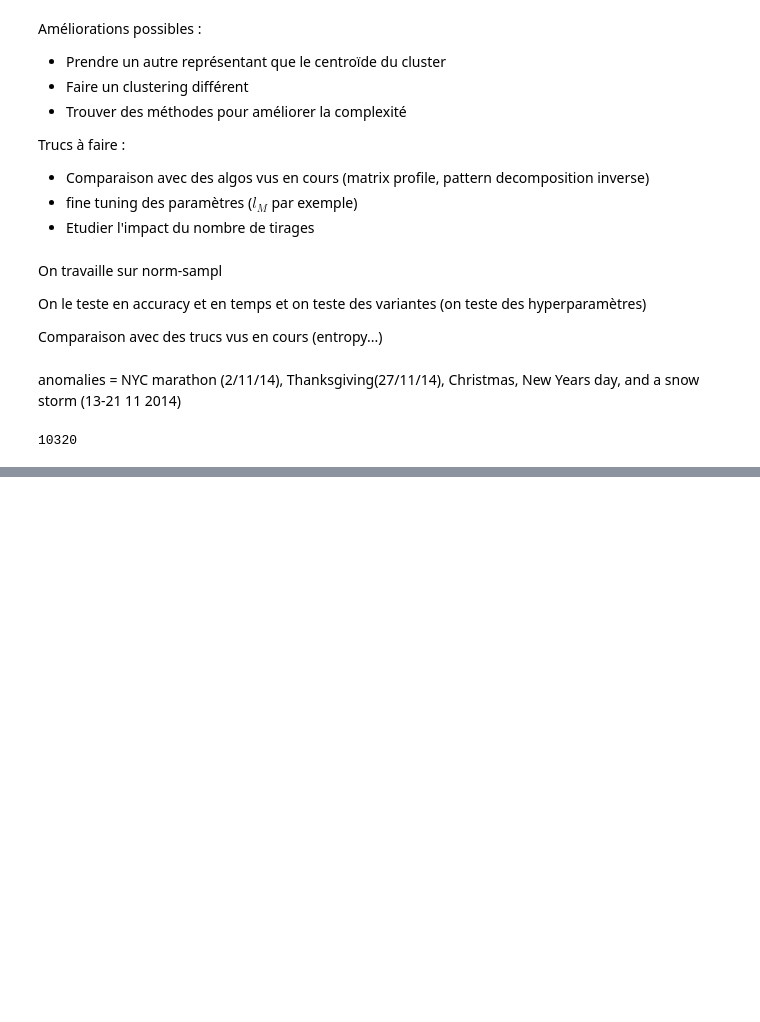
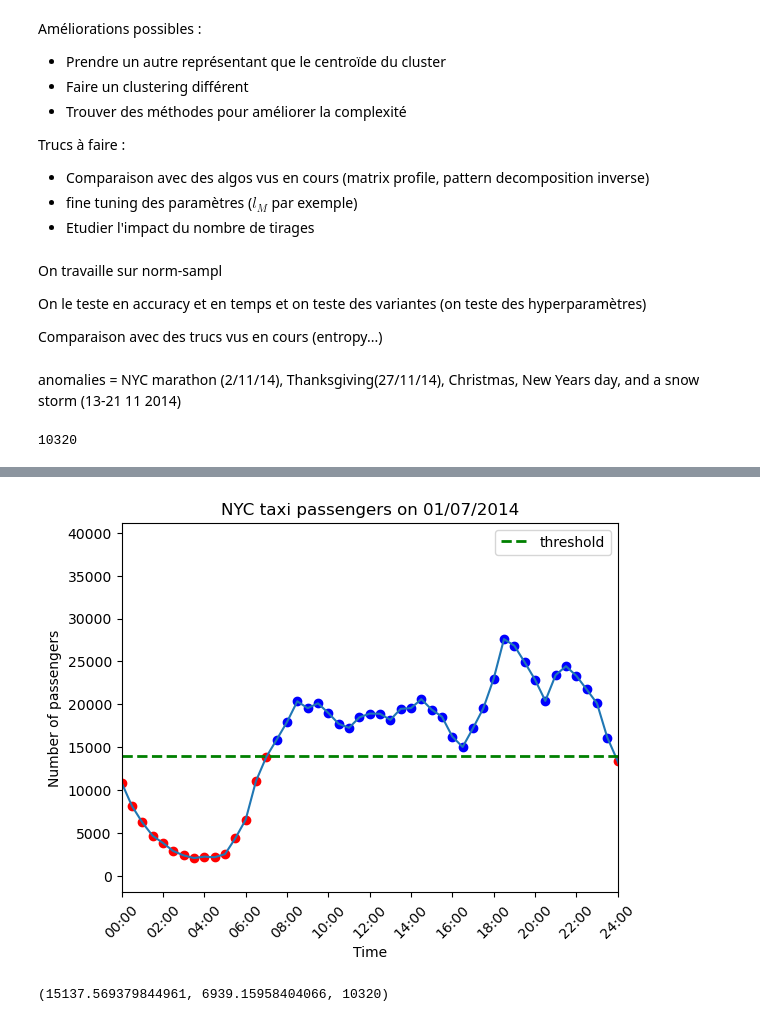
Before and after one commit to gregoirebechade/mlts_final, a Jupyter notebook: gregoire.ipynb, the cells around one changed output, grey strips where cells are left out. Saved outputs shown, nothing was run; the diff lists cells and outputs as text; code cells hidden in the pictures; blank space fills up the shorter version.

```diff
--- a/gregoire.ipynb
+++ b/gregoire.ipynb
@@ -38,0 +102,23 @@ plt.plot(time , np.array(df['value']))
+# %%
+# taxis with points in blue if value is above 14000 and red if below
+plt.plot(time, taxis)
+plt.scatter(time[taxis > 14000], taxis[taxis > 14000], color='blue')
+plt.scatter(time[taxis < 14000], taxis[taxis < 14000], color='red')
+plt.title('NYC taxi passengers on 01/07/2014')
+plt.xlim(time[0], time[48])
+# xticks with hour from 00:00 to 23:00
+plt.xticks([time[i] for i in range(0, 49, 4)], [f"{i:02d}:00" for i in range(0, 25, 2)])
+# rotation
+plt.xticks(rotation=45)
+plt.axhline(14000, color='green', linestyle='--', lw=2, label='threshold')
+plt.legend()
+plt.xlabel('Time')
+plt.ylabel('Number of passengers')
+
+plt.show()
+# %% [output]
+[figure, added]
+# %%
+np.mean(taxis), np.sqrt(np.var(taxis)), len(taxis)
+# %% [output]
+(15137.569379844961, 6939.15958404066, 10320)
```
Also changed, not shown: parts of 7 cells of this notebook, 18 other files.
